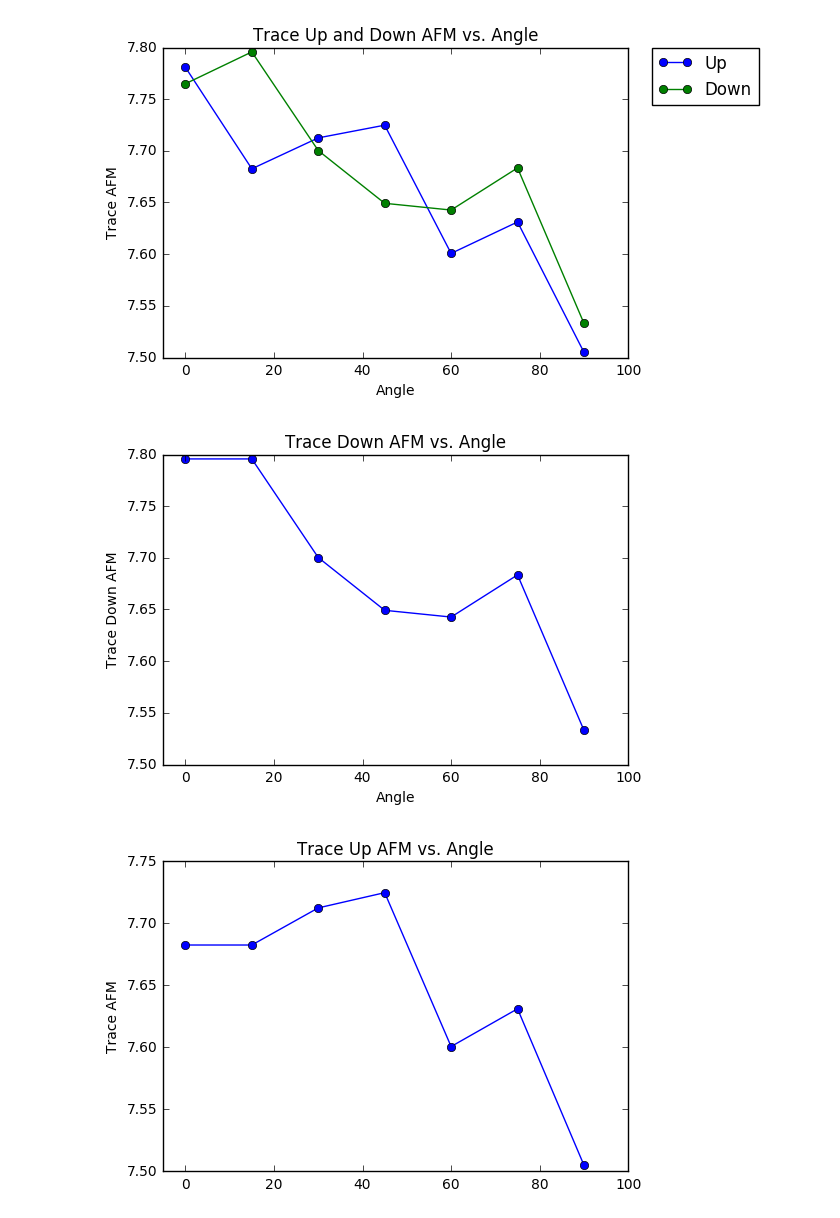
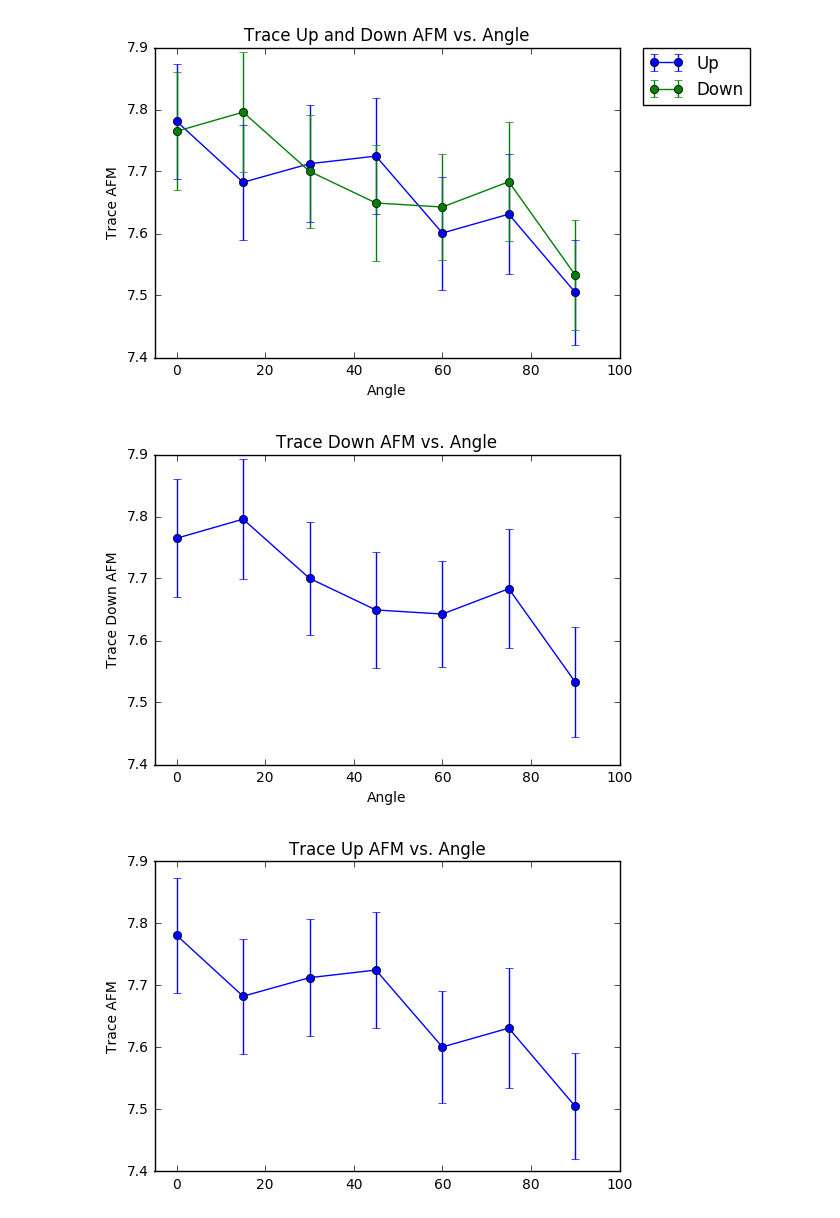
Before and after one commit to WagnerGroup/OriginMagnetism, a Jupyter notebook: trace.ipynb, the cells around one changed output. Cells and saved outputs as stored; diff of their text form; code cells hidden in the pictures.

Commit message:
Included errors

```diff
--- a/trace.ipynb
+++ b/trace.ipynb
@@ -33,53 +33,63 @@ dataDict
 angle =[0,15,30,45,60,75,90]
 upafm = []
 upfm = []
+uperrafm=[]
+uperrfm = []
 
 for index, row in dataDict.iterrows():
-    if row[1] == 'FM':
-        upfm.append(row[2])
+    if row[2] == 'FM':
+        upfm.append(row[3])
+        uperrfm.append(row[4])
     else:
-        upafm.append(row[2])
-
+        upafm.append(row[3])
+        uperrafm.append(row[4])
 upafm = np.asarray(upafm)
 upfm = np.asarray(upfm)
+uperrafm=np.asarray(uperrafm)
+uperrfm=np.asarray(uperrfm)
 # %%
 downafm = []
 downfm = []
-
+downerrafm=[]
+downerrfm = []
 for index, row in dataDict.iterrows():
-    if row[1] == 'FM':
+    if row[2] == 'FM':
         downfm.append(row[0])
+        downerrfm.append(row[1])
     else:
         downafm.append(row[0])
+        downerrafm.append(row[1])
 
 downafm = np.asarray(downafm)
 downfm = np.asarray(downfm)
+downerrafm=np.asarray(downerrafm)
+downerrfm=np.asarray(downerrfm)
 # %%
-plt.plot(angle,upafm,marker='o',label="Up")
-plt.plot(angle,downafm,marker='o',label="Down")
+plt.errorbar(angle,upafm,yerr=uperrafm,marker='o',label="Up")
+plt.errorbar(angle,downafm,yerr=downerrafm,marker='o',label="Down")
 plt.ylabel('Trace AFM')
 plt.xlabel('Angle')
 plt.title('Trace Up and Down AFM vs. Angle')
 plt.xlim(-5, 100)
 plt.legend(bbox_to_anchor=(1.05, 1), loc=2, borderaxespad=0.)
 plt.show()
 # %% [output]
-[figure, old version]
+[figure, new version]
 # %%
-plt.plot(angle,downafm,marker='o',label="Down")
+plt.errorbar(angle,downafm,yerr=downerrafm,marker='o',label="Down")
 plt.ylabel('Trace Down AFM')
 plt.xlabel('Angle')
 plt.title('Trace Down AFM vs. Angle')
 plt.xlim(-5, 100)
 plt.show()
 # %% [output]
-[figure, old version]
+[figure, new version]
 # %%
-plt.plot(angle,upafm,marker='o',label="Up")
+plt.errorbar(angle,upafm,yerr=uperrafm,marker='o',label="Up")
 plt.ylabel('Trace AFM')
 plt.title('Trace Up AFM vs. Angle')
 plt.xlim(-5, 100)
 plt.show()
 # %% [output]
-[figure, old version]
+[figure, new version]
 # %%
```
Also changed, not shown: parts of 4 cells of this notebook.
